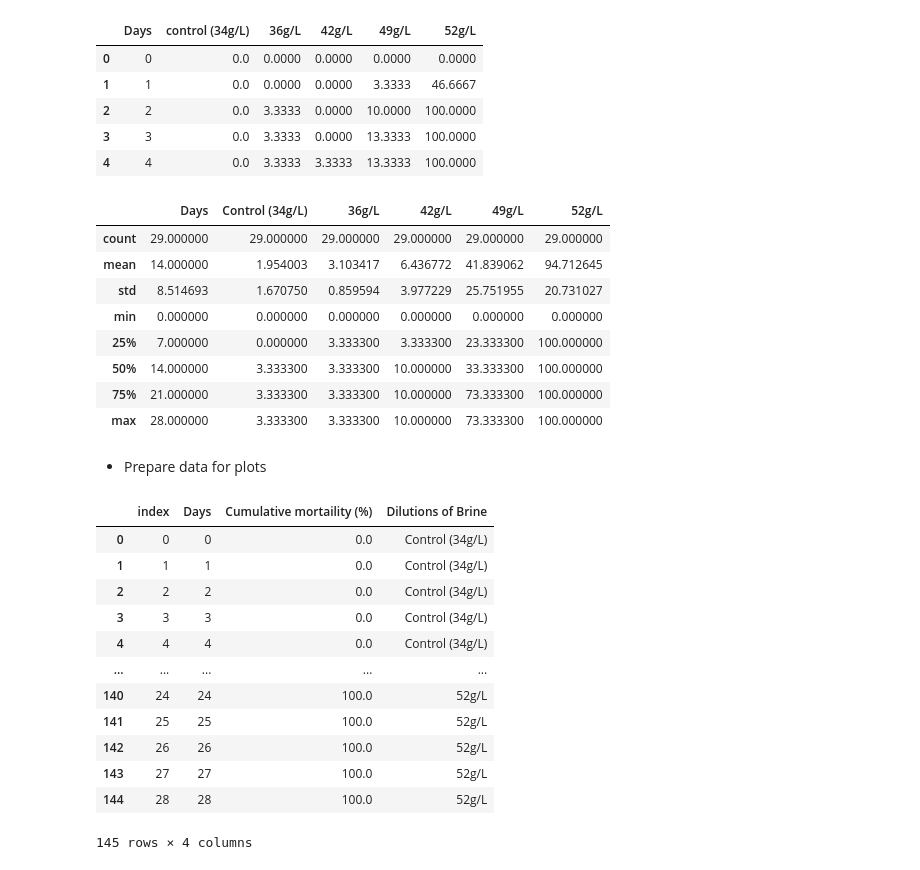
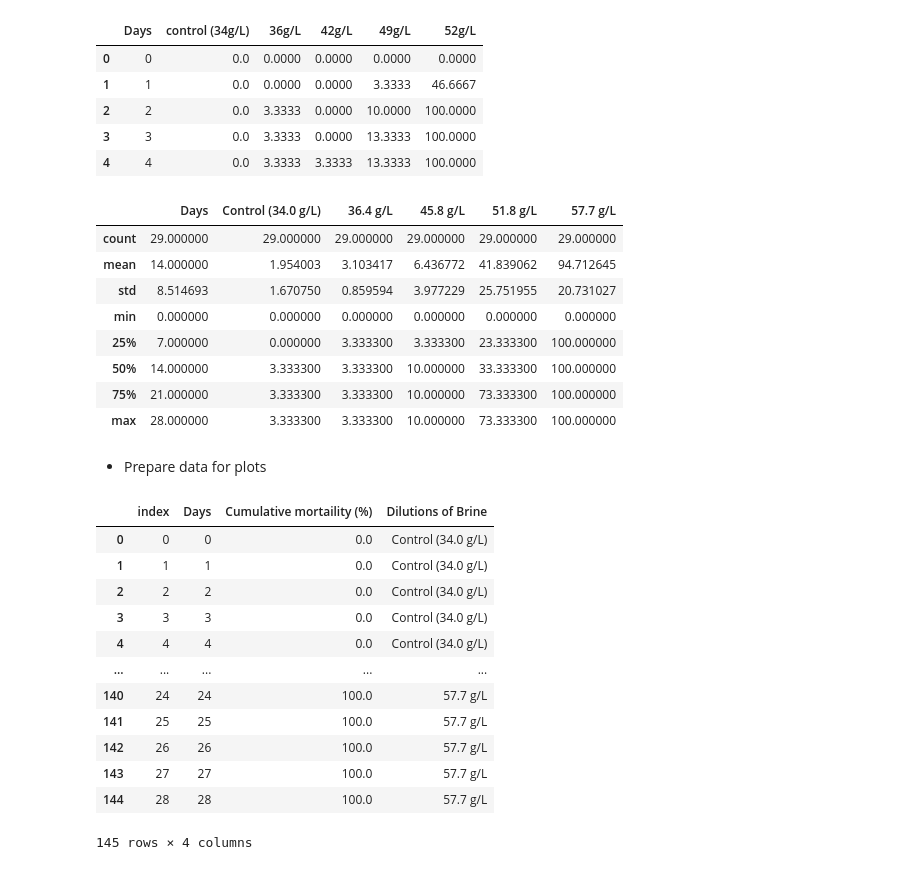
Before and after one commit to dMedinaO/PI5P4K_analysis, a Jupyter notebook: notebook_analysis/mortality_analysis.ipynb, the cells around one changed output. Cells and saved outputs as stored; diff of their text form; code cells hidden in the pictures.

```diff
--- a/notebook_analysis/mortality_analysis.ipynb
+++ b/notebook_analysis/mortality_analysis.ipynb
@@ -22,11 +22,11 @@ df_data.head(5)
 | 3 | 3 | 0.0 | 3.3333 | 0.0000 | 13.3333 | 100.0000 |
 | 4 | 4 | 0.0 | 3.3333 | 3.3333 | 13.3333 | 100.0000 |
 # %%
-df_data.columns = ["Days", "Control (34g/L)", "36g/L",	"42g/L", "49g/L", "52g/L"]
+df_data.columns = ["Days", "Control (34.0 g/L)", "36.4 g/L",	"45.8 g/L", "51.8 g/L", "57.7 g/L"]
 # %%
 df_data.describe()
 # %% [output]
-|  | Days | Control (34g/L) | 36g/L | 42g/L | 49g/L | 52g/L |
+|  | Days | Control (34.0 g/L) | 36.4 g/L | 45.8 g/L | 51.8 g/L | 57.7 g/L |
 | count | 29.000000 | 29.000000 | 29.000000 | 29.000000 | 29.000000 | 29.000000 |
 | mean | 14.000000 | 1.954003 | 3.103417 | 6.436772 | 41.839062 | 94.712645 |
 | std | 8.514693 | 1.670750 | 0.859594 | 3.977229 | 25.751955 | 20.731027 |
@@ -40,28 +40,28 @@ df_data.describe()
 # %%
 list_df_data = []
 
-for column in ["Control (34g/L)", "36g/L",	"42g/L", "49g/L", "52g/L"]:
+for column in ["Control (34.0 g/L)", "36.4 g/L", "45.8 g/L", "51.8 g/L", "57.7 g/L"]:
     df_filter = df_data[["Days", column]]
     df_filter.columns = ["Days", "Cumulative mortaility (%)"]
     df_filter["Dilutions of Brine"] = column
     list_df_data.append(df_filter)
 
 df_processed = pd.concat(list_df_data, axis=0)
 df_processed.reset_index(inplace=True)
 df_processed
 # %% [output]
 |  | index | Days | Cumulative mortaility (%) | Dilutions of Brine |
-| 0 | 0 | 0 | 0.0 | Control (34g/L) |
-| 1 | 1 | 1 | 0.0 | Control (34g/L) |
-| 2 | 2 | 2 | 0.0 | Control (34g/L) |
-| 3 | 3 | 3 | 0.0 | Control (34g/L) |
-| 4 | 4 | 4 | 0.0 | Control (34g/L) |
+| 0 | 0 | 0 | 0.0 | Control (34.0 g/L) |
+| 1 | 1 | 1 | 0.0 | Control (34.0 g/L) |
+| 2 | 2 | 2 | 0.0 | Control (34.0 g/L) |
+| 3 | 3 | 3 | 0.0 | Control (34.0 g/L) |
+| 4 | 4 | 4 | 0.0 | Control (34.0 g/L) |
 | ... | ... | ... | ... | ... |
-| 140 | 24 | 24 | 100.0 | 52g/L |
-| 141 | 25 | 25 | 100.0 | 52g/L |
-| 142 | 26 | 26 | 100.0 | 52g/L |
-| 143 | 27 | 27 | 100.0 | 52g/L |
-| 144 | 28 | 28 | 100.0 | 52g/L |
+| 140 | 24 | 24 | 100.0 | 57.7 g/L |
+| 141 | 25 | 25 | 100.0 | 57.7 g/L |
+| 142 | 26 | 26 | 100.0 | 57.7 g/L |
+| 143 | 27 | 27 | 100.0 | 57.7 g/L |
+| 144 | 28 | 28 | 100.0 | 57.7 g/L |
 145 rows × 4 columns
 # %%
 personalized_pallete = ["#bee9e8", "#62b6cb", "#1b4965",
```
Also changed, not shown: parts of 1 cell of this notebook, 3 other files.
